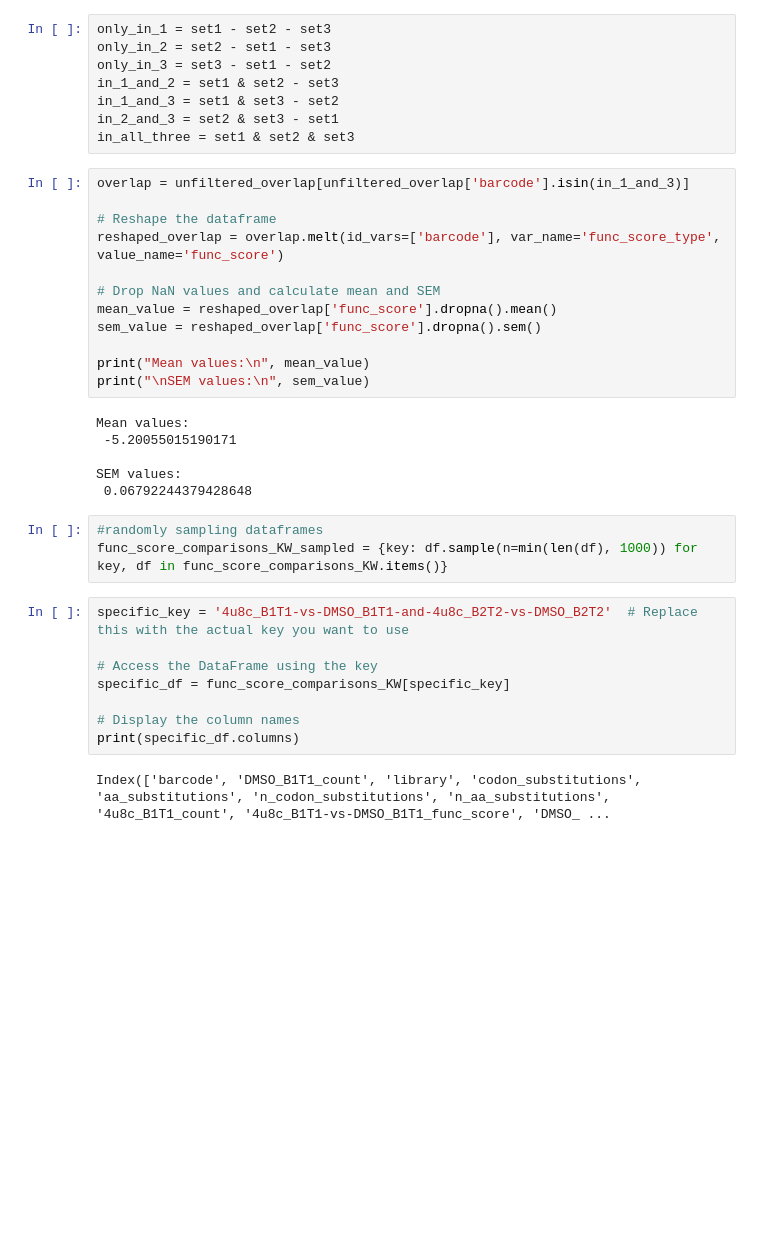
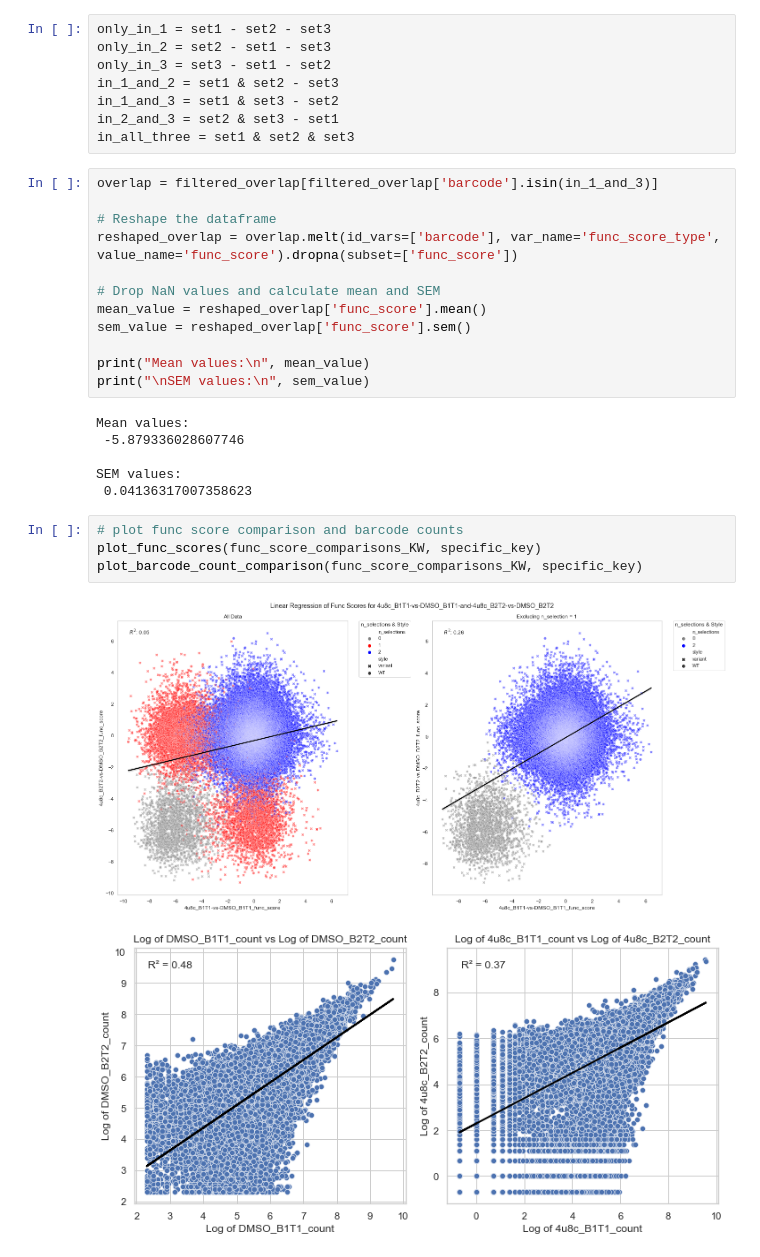
Before and after one commit to kwalcott97/kw_dms, a Jupyter notebook: Compare KW and BD func scores.ipynb, the cells around one changed output. Drawn from its saved outputs; the diff is of its cells as text; blank space fills up the shorter version.

```diff
--- a/Compare KW and BD func scores.ipynb
+++ b/Compare KW and BD func scores.ipynb
@@ -458,34 +463,28 @@ in_1_and_3 = set1 & set3 - set2
 in_2_and_3 = set2 & set3 - set1
 in_all_three = set1 & set2 & set3
 # %%
-overlap = unfiltered_overlap[unfiltered_overlap['barcode'].isin(in_1_and_3)]
+overlap = filtered_overlap[filtered_overlap['barcode'].isin(in_1_and_3)]
 
 # Reshape the dataframe
-reshaped_overlap = overlap.melt(id_vars=['barcode'], var_name='func_score_type', value_name='func_score')
+reshaped_overlap = overlap.melt(id_vars=['barcode'], var_name='func_score_type', value_name='func_score').dropna(subset=['func_score'])
 
 # Drop NaN values and calculate mean and SEM
-mean_value = reshaped_overlap['func_score'].dropna().mean()
-sem_value = reshaped_overlap['func_score'].dropna().sem()
+mean_value = reshaped_overlap['func_score'].mean()
+sem_value = reshaped_overlap['func_score'].sem()
 
 print("Mean values:\n", mean_value)
 print("\nSEM values:\n", sem_value)
 # %% [output]
 Mean values:
- -5.20055015190171
+ -5.879336028607746
 
 SEM values:
- 0.06792244379428648
+ 0.04136317007358623
-# %%
-#randomly sampling dataframes
-func_score_comparisons_KW_sampled = {key: df.sample(n=min(len(df), 1000)) for key, df in func_score_comparisons_KW.items()}
-# %%
-specific_key = '4u8c_B1T1-vs-DMSO_B1T1-and-4u8c_B2T2-vs-DMSO_B2T2'  # Replace this with the actual key you want to use
-
-# Access the DataFrame using the key
-specific_df = func_score_comparisons_KW[specific_key]
-
-# Display the column names
-print(specific_df.columns)
-# %% [output]
-Index(['barcode', 'DMSO_B1T1_count', 'library', 'codon_substitutions', 'aa_substitutions', 'n_codon_substitutions', 'n_aa_substitutions', '4u8c_B1T1_count', '4u8c_B1T1-vs-DMSO_B1T1_func_score', 'DMSO_ ...
+# %%
+# plot func score comparison and barcode counts
+plot_func_scores(func_score_comparisons_KW, specific_key)
+plot_barcode_count_comparison(func_score_comparisons_KW, specific_key)
+# %% [output]
+[figure, added]
+[figure, added]
 # %%
```
Also changed, not shown: parts of 10 cells of this notebook, 1 other file.
